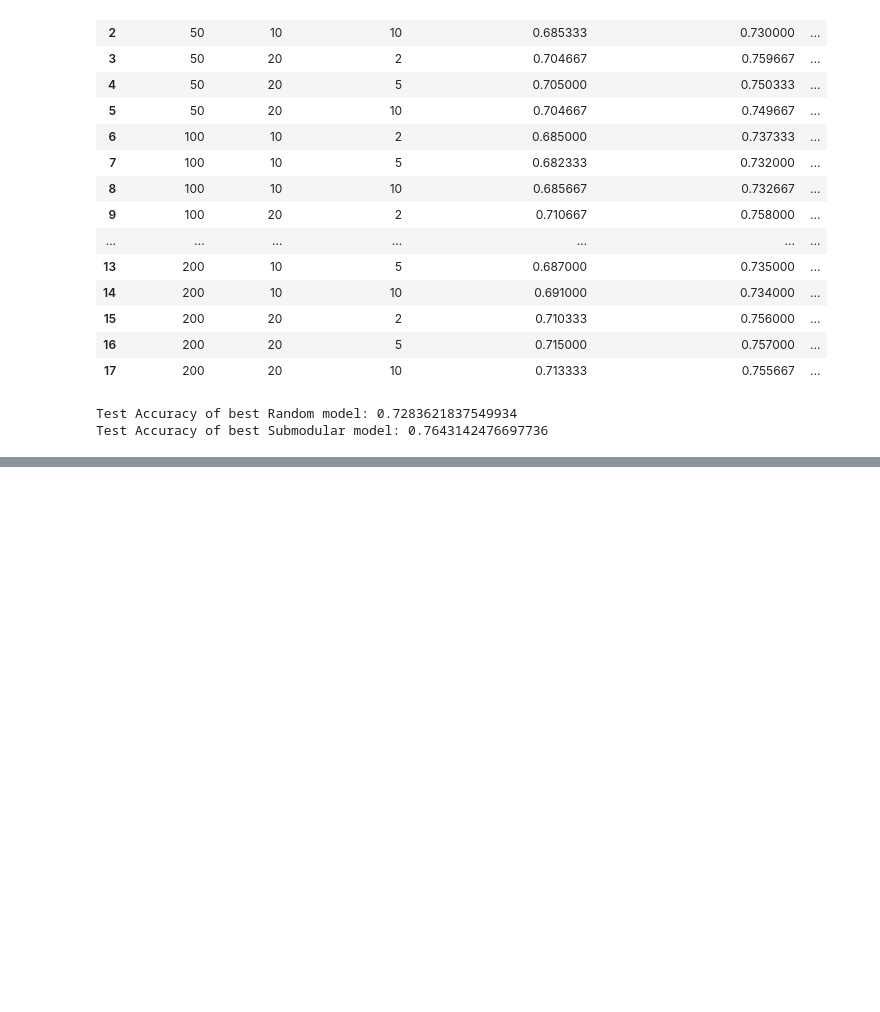
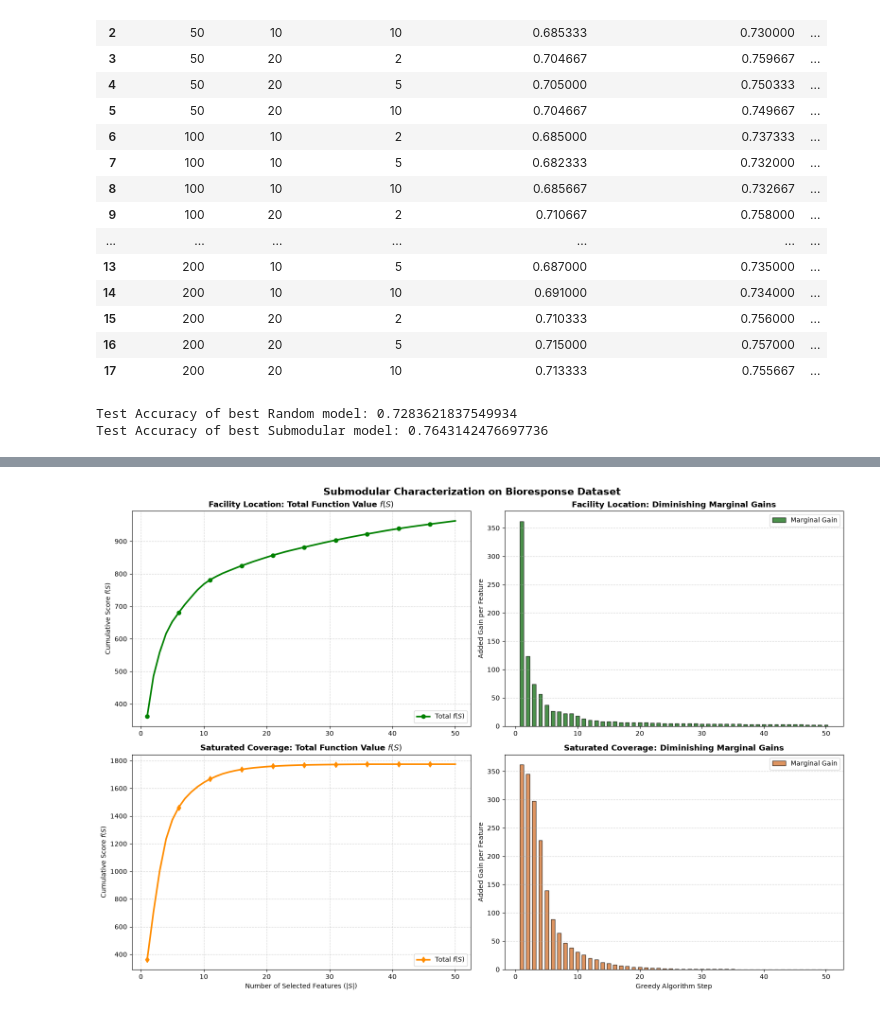
Before and after one commit to wojtek5739g/Optimization-in-Data-Analysis, a Jupyter notebook: bioresponse_calculations.ipynb, the cells around one changed output, grey strips where cells are left out. Saved outputs shown, nothing was run; the diff lists cells and outputs as text; code cells hidden in the pictures; blank space fills up the shorter version.

```diff
--- a/bioresponse_calculations.ipynb
+++ b/bioresponse_calculations.ipynb
@@ -332,0 +390,77 @@ print(f"Mean test accuracy over {num_trials} runs:     {test_accuracy_mean:.4f}"
+# %%
+import numpy as np
+import matplotlib.pyplot as plt
+from greedy_algorithm.greedy import greedy_submodular_maximization_2, facility_location_score, saturated_coverage_score
+
+# --- 1. RECONSTRUCT TOTAL UTILITY HISTORY FROM THE EXPERIMENT ---
+X_train_np = X_train.to_numpy() if hasattr(X_train, 'to_numpy') else np.array(X_train)
+
+# 1. Compute similarity matrix
+print("Computing absolute Pearson correlation matrix for Bioresponse features...")
+bio_sim_matrix = np.abs(np.corrcoef(X_train_np.T))
+np.nan_to_num(bio_sim_matrix, copy=False, nan=0.0)
+
+V_SIZE_BIO = bio_sim_matrix.shape[0]
+budget_k = 50  # Ujednolicamy wielkość liter
+steps = np.arange(1, budget_k + 1)
+
+# Uruchamiamy algorytm dla OBU funkcji celu, które chcesz narysować na wykresie
+selected_fac_loc, gains_fac_loc = greedy_submodular_maximization_2(V_SIZE_BIO, budget_k, 'facility_location', bio_sim_matrix)
+selected_sat_cov, gains_sat_cov = greedy_submodular_maximization_2(V_SIZE_BIO, budget_k, 'saturated_coverage', bio_sim_matrix, alpha=1.0)
+
+# Obliczanie granic matematycznych dla Facility Location
+ub_fac_loc = compute_online_upper_bound(selected_fac_loc, bio_sim_matrix, budget_k)
+nemhauser_ub = facility_location_score(selected_fac_loc, bio_sim_matrix) / (1 - (1 / np.e))
+
+total_utility_fl = []
+total_utility_sc = []
+
+# Pętla rekonstruująca historię wzrostu funkcji celu krok po kroku
+for step in range(1, budget_k + 1):
+    # Slice the first 'step' features
+    sub_fl = selected_fac_loc[:step]
+    sub_sc = selected_sat_cov[:step]
+
+    # Obliczamy skumulowane punkty używając właściwej macierzy: bio_sim_matrix
+    total_utility_fl.append(facility_location_score(sub_fl, bio_sim_matrix))
+    total_utility_sc.append(saturated_coverage_score(sub_sc, bio_sim_matrix, alpha=1.0))
+
+# --- 2. PLOT THE CUMULATIVE VALUE VS MARGINAL GAINS (REAL DATA) ---
+fig, axes = plt.subplots(2, 2, figsize=(16, 11))
+fig.suptitle("Submodular Characterization on Bioresponse Dataset", fontsize=15, fontweight='bold', y=0.98)
+
+# --- PANEL A: FACILITY LOCATION ANALYSIS ---
+# Cumulative Growth f(S)
+axes[0, 0].plot(steps, total_utility_fl, color='green', linewidth=2.5, marker='o', markevery=5, label='Total $f(S)$')
+axes[0, 0].set_title("Facility Location: Total Function Value $f(S)$", fontsize=12, fontweight='bold')
+axes[0, 0].set_ylabel("Cumulative Score $f(S)$")
+axes[0, 0].grid(True, linestyle='--', alpha=0.5)
+axes[0, 0].legend(loc='lower right')
+
+# Marginal Gains (History from greedy algorithm output)
+axes[0, 1].bar(steps, gains_fac_loc, color='darkgreen', alpha=0.7, edgecolor='black', width=0.6, label='Marginal Gain')
+axes[0, 1].set_title("Facility Location: Diminishing Marginal Gains", fontsize=12, fontweight='bold')
+axes[0, 1].set_ylabel("Added Gain per Feature")
+axes[0, 1].grid(axis='y', linestyle='--', alpha=0.5)
+axes[0, 1].legend(loc='upper right')
+
+# --- PANEL B: SATURATED COVERAGE ANALYSIS ---
+# Cumulative Growth f(S)
+axes[1, 0].plot(steps, total_utility_sc, color='darkorange', linewidth=2.5, marker='d', markevery=5, label='Total $f(S)$')
+axes[1, 0].set_title("Saturated Coverage: Total Function Value $f(S)$", fontsize=12, fontweight='bold')
+axes[1, 0].set_xlabel("Number of Selected Features ($|S|$)")
+axes[1, 0].set_ylabel("Cumulative Score $f(S)$")
+axes[1, 0].grid(True, linestyle='--', alpha=0.5)
+axes[1, 0].legend(loc='lower right')
+
+# Marginal Gains (History from greedy algorithm output)
+axes[1, 1].bar(steps, gains_sat_cov, color='chocolate', alpha=0.7, edgecolor='black', width=0.6, label='Marginal Gain')
+axes[1, 1].set_title("Saturated Coverage: Diminishing Marginal Gains", fontsize=12, fontweight='bold')
+axes[1, 1].set_xlabel("Greedy Algorithm Step")
+axes[1, 1].set_ylabel("Added Gain per Feature")
+axes[1, 1].grid(axis='y', linestyle='--', alpha=0.5)
+axes[1, 1].legend(loc='upper right')
+
+plt.tight_layout()
+plt.show()
+# %% [output]
@@ -332,0 +482 @@ print(f"Mean test accuracy over {num_trials} runs:     {test_accuracy_mean:.4f}"
+[figure, added]
```
Also changed, not shown: parts of 5 cells of this notebook, 2 other files.
